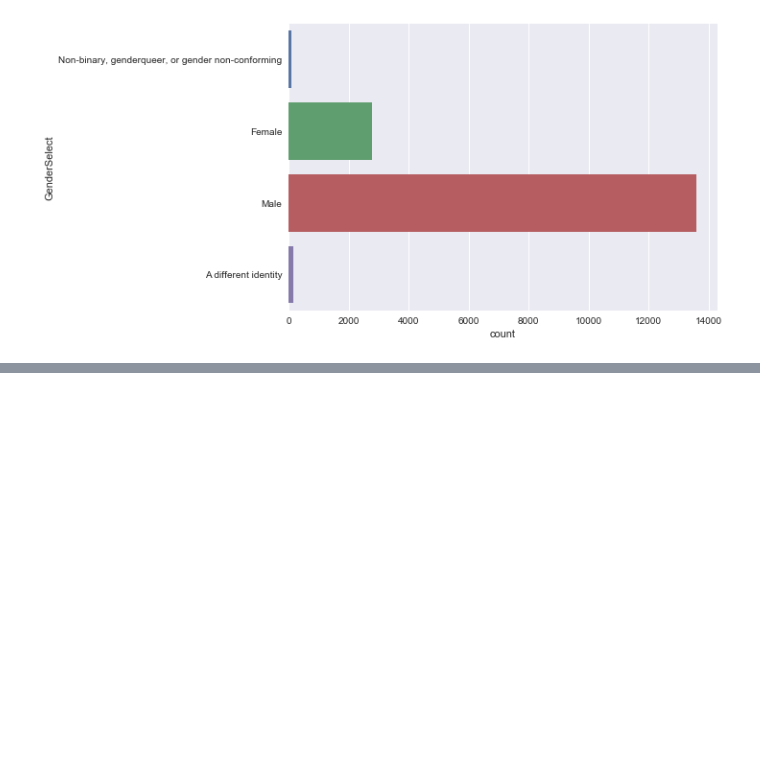
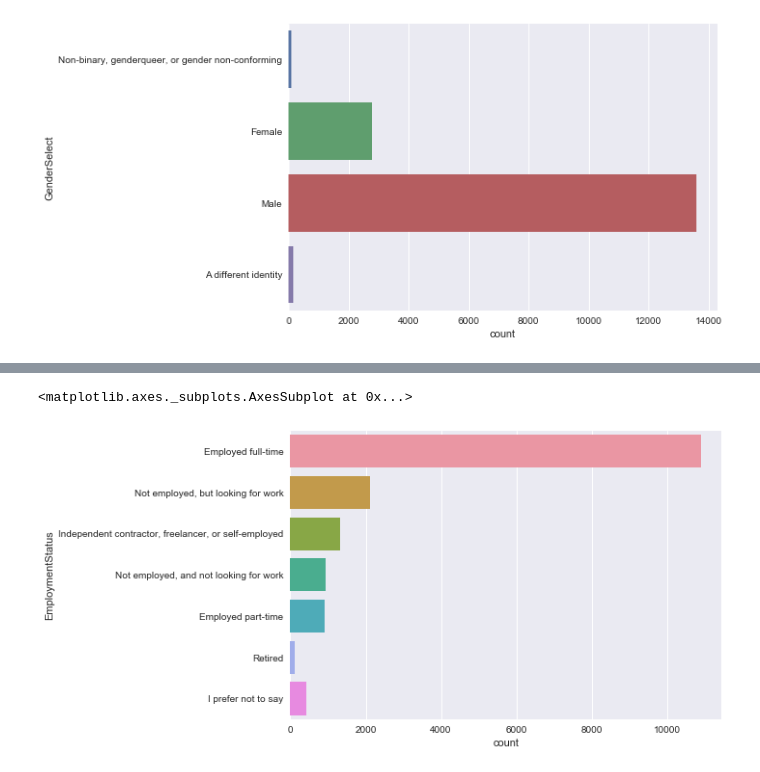
Before and after one commit to ekmst1027/programming-study, a Jupyter notebook: data_science/kaggle_programmers/data_science_faq.ipynb, the cells around one changed output, grey strips where cells are left out. Cells and saved outputs as stored; diff of their text form; code cells hidden in the pictures; blank space fills up the shorter version.

```diff
--- a/data_science/kaggle_programmers/data_science_faq.ipynb
+++ b/data_science/kaggle_programmers/data_science_faq.ipynb
@@ -113,0 +184,5 @@ con_df.head(20)
+# %%
+sns.countplot(y='EmploymentStatus', data=mcq)
+# %% [output]
+<matplotlib.axes._subplots.AxesSubplot at 0x...>
+[figure, added]
```
Also changed, not shown: parts of 15 cells of this notebook.
